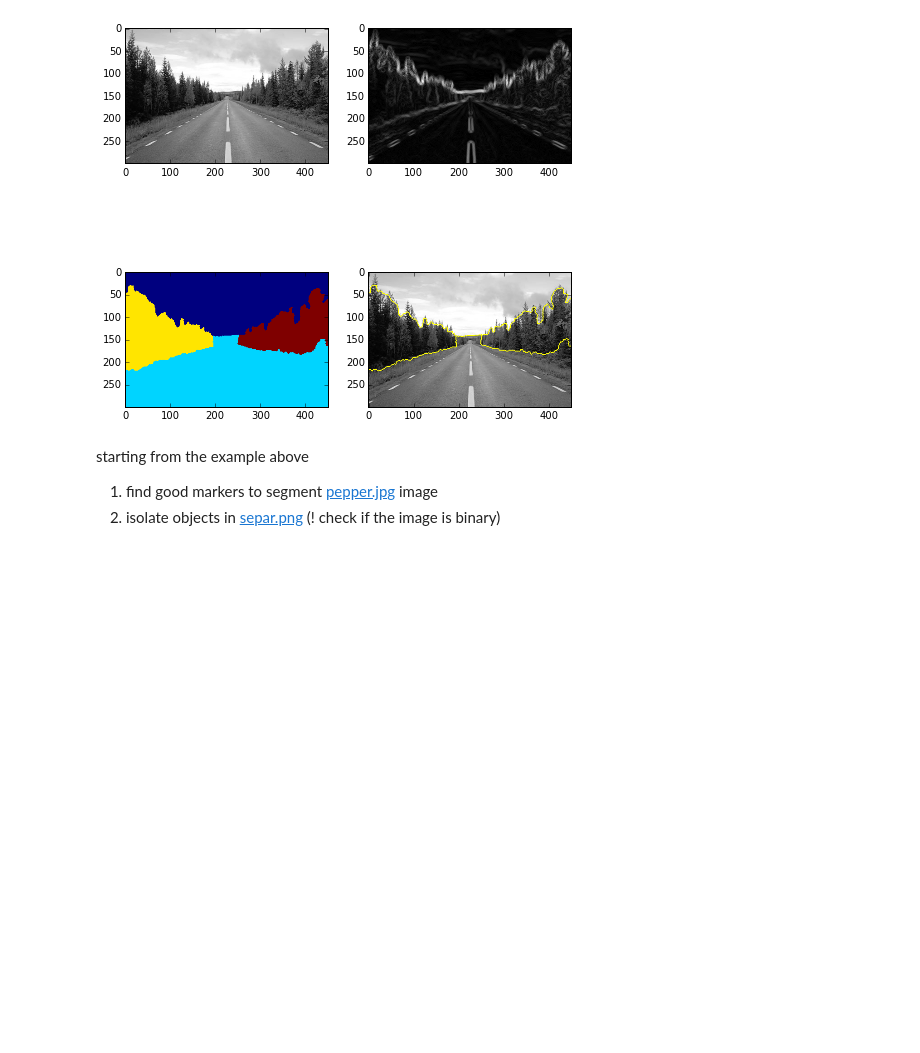
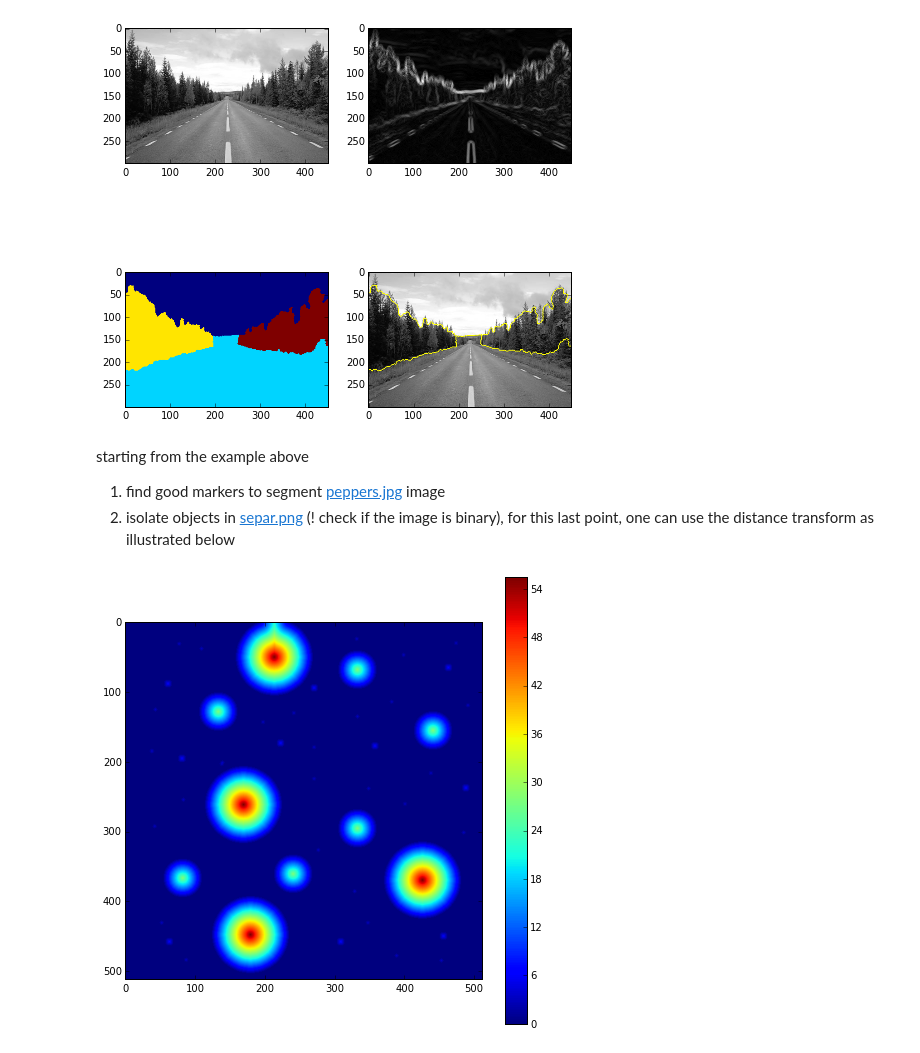
Before and after one commit to odebeir/info-h-500-501, a Jupyter notebook: LABS/04-Morphological operations/content.ipynb, the cells around one changed output. Saved outputs shown, nothing was run; the diff lists cells and outputs as text; code cells hidden in the pictures; blank space fills up the shorter version.

```diff
--- a/LABS/04-Morphological operations/content.ipynb
+++ b/LABS/04-Morphological operations/content.ipynb
@@ -60,5 +76,18 @@ plt.imshow(mark_boundaries(rgb,ws));
 [figure]
 # %% [markdown]
 starting from the example above
-1. find good markers to segment [pepper.jpg](http://introcs.cs.princeton.edu/31datatype/peppers.jpg) image
-1. isolate objects in [separ.png](http://homepages.ulb.ac.be/~odebeir/data/separ.png) (! check if the image is binary)
+1. find good markers to segment [peppers.jpg](http://introcs.cs.princeton.edu/java/31datatype/peppers.jpg) image
+1. isolate objects in [separ.png](http://homepages.ulb.ac.be/~odebeir/data/separ.png) (! check if the image is binary), for this last point, one can use the distance transform as illustrated below
+# %%
+from scipy import ndimage as ndi
+
+ima = imread('http://homepages.ulb.ac.be/~odebeir/data/circles1.png')==0 #to be sure objects are = 1
+
+# compute the euclidian distance to the background
+distance = ndi.distance_transform_edt(ima)
+
+plt.figure(figsize=[8,8])
+plt.imshow(distance)
+plt.colorbar();
+# %% [output]
+[figure, added]
```
Also changed, not shown: parts of 3 cells of this notebook.
